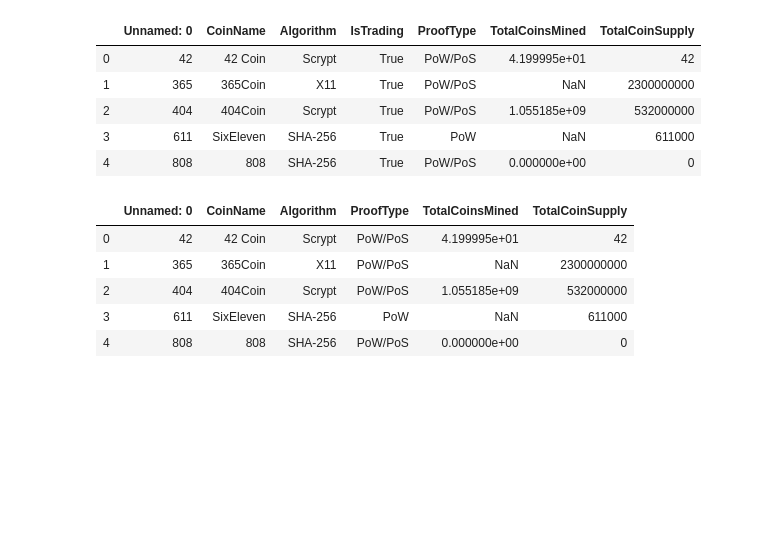
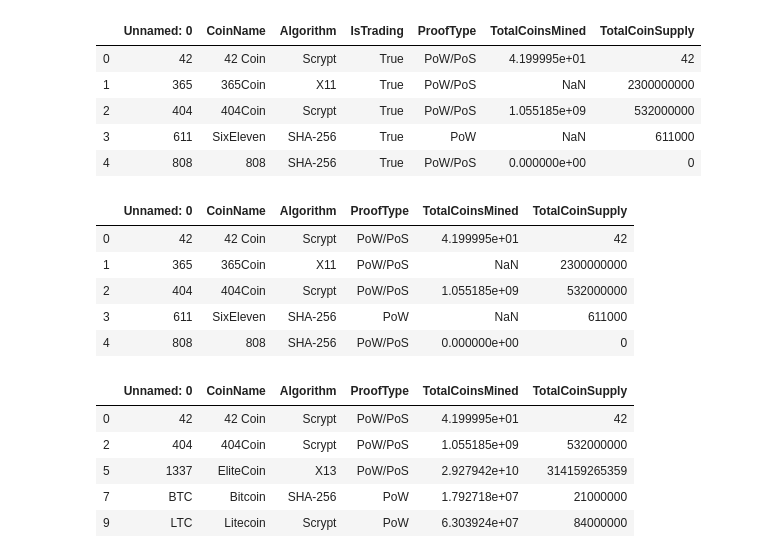
Before and after one commit to chanhodchang/Cryptocurrencies, a Jupyter notebook: Crypto_Data.ipynb, the cells around one changed output. Saved outputs shown, nothing was run; the diff lists cells and outputs as text; code cells hidden in the pictures; blank space fills up the shorter version.

Commit message:
removed values with no cryptocurrency coins mined.

```diff
--- a/Crypto_Data.ipynb
+++ b/Crypto_Data.ipynb
@@ -63,3 +63,13 @@ crypto_df.head()
 | 4 | 808 | 808 | SHA-256 | PoW/PoS | 0.000000e+00 | 0 |
 # %%
 crypto_df = crypto_df.dropna()
+# %%
+crypto_df = crypto_df[crypto_df['TotalCoinSupply'] != '0']
+crypto_df.head()
+# %% [output]
+|  | Unnamed: 0 | CoinName | Algorithm | ProofType | TotalCoinsMined | TotalCoinSupply |
+| 0 | 42 | 42 Coin | Scrypt | PoW/PoS | 4.199995e+01 | 42 |
+| 2 | 404 | 404Coin | Scrypt | PoW/PoS | 1.055185e+09 | 532000000 |
+| 5 | 1337 | EliteCoin | X13 | PoW/PoS | 2.927942e+10 | 314159265359 |
+| 7 | BTC | Bitcoin | SHA-256 | PoW | 1.792718e+07 | 21000000 |
+| 9 | LTC | Litecoin | Scrypt | PoW | 6.303924e+07 | 84000000 |
```
